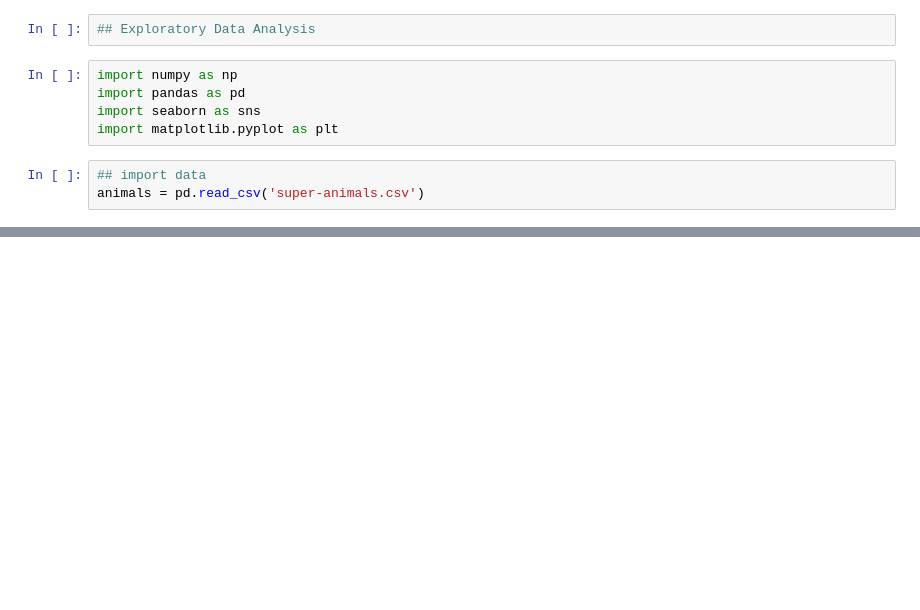
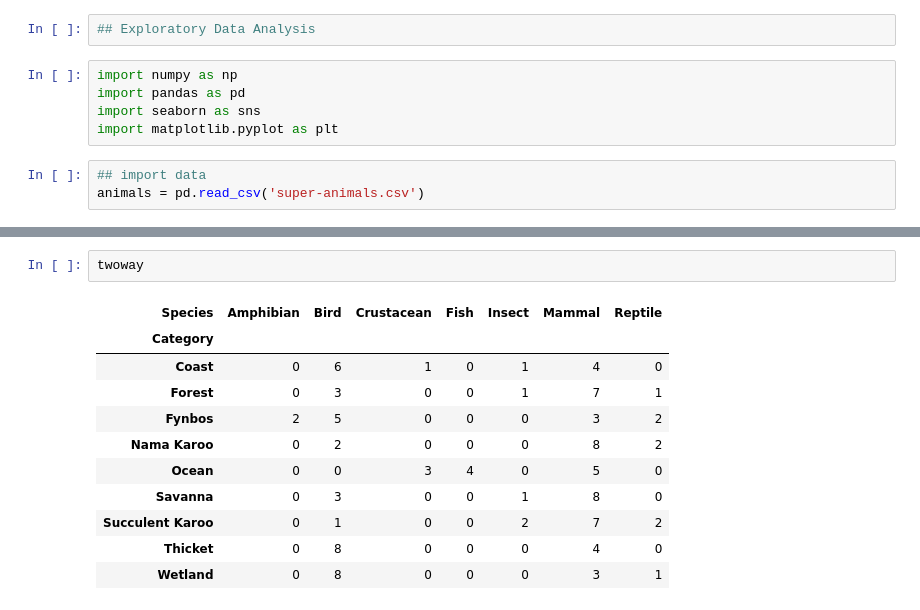
Before and after one commit to topollonaketsana/Coding-Summer-School-CSS, a Jupyter notebook: week 2/probability and statistics/EDA.ipynb, the cells around one changed output, grey strips where cells are left out. Saved outputs shown, nothing was run; the diff lists cells and outputs as text; blank space fills up the shorter version.

```diff
--- a/week 2/probability and statistics/EDA.ipynb
+++ b/week 2/probability and statistics/EDA.ipynb
@@ -26,0 +116,14 @@ animals
+# %%
+twoway
+# %% [output]
+| Species | Amphibian | Bird | Crustacean | Fish | Insect | Mammal | Reptile |
+| Category |  |  |  |  |  |  |  |
+| Coast | 0 | 6 | 1 | 0 | 1 | 4 | 0 |
+| Forest | 0 | 3 | 0 | 0 | 1 | 7 | 1 |
+| Fynbos | 2 | 5 | 0 | 0 | 0 | 3 | 2 |
+| Nama Karoo | 0 | 2 | 0 | 0 | 0 | 8 | 2 |
+| Ocean | 0 | 0 | 3 | 4 | 0 | 5 | 0 |
+| Savanna | 0 | 3 | 0 | 0 | 1 | 8 | 0 |
+| Succulent Karoo | 0 | 1 | 0 | 0 | 2 | 7 | 2 |
+| Thicket | 0 | 8 | 0 | 0 | 0 | 4 | 0 |
+| Wetland | 0 | 8 | 0 | 0 | 0 | 3 | 1 |
```
Also changed, not shown: parts of 10 cells of this notebook.
